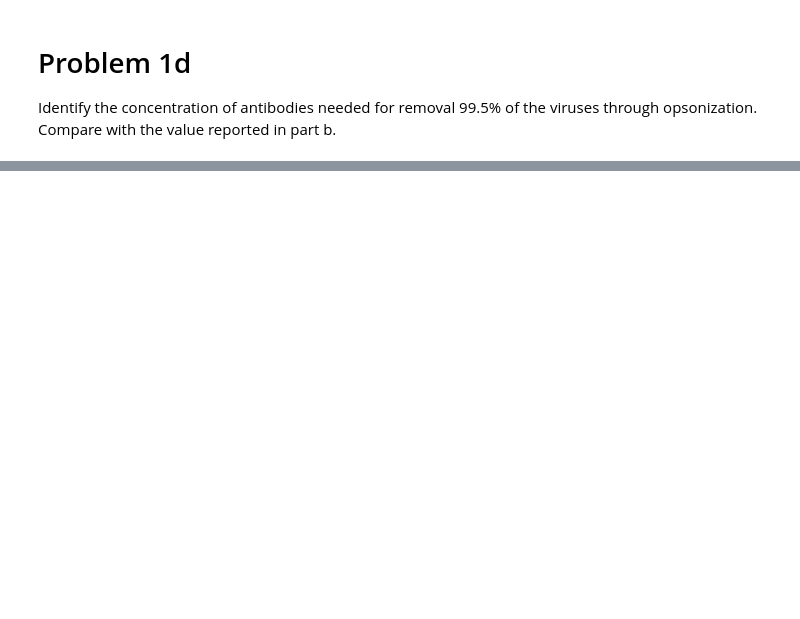
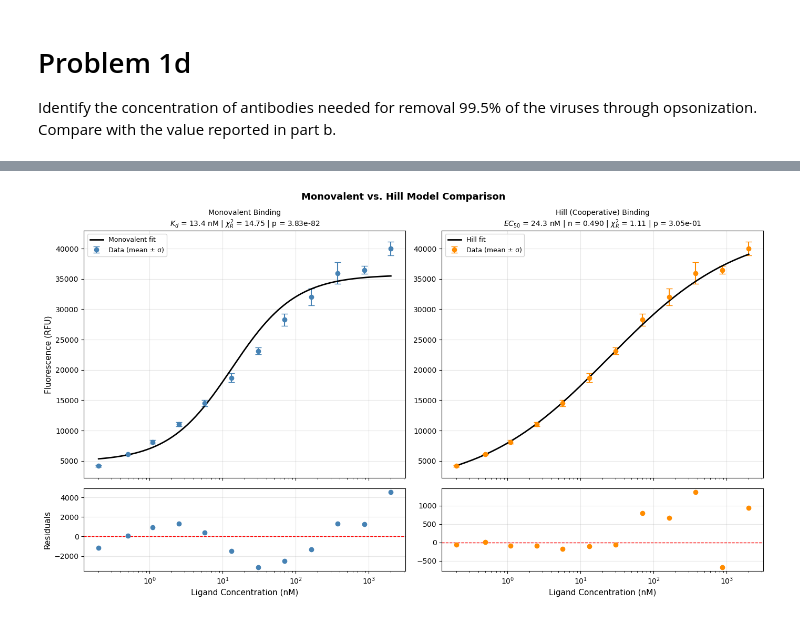
Before and after one commit to caterer-z-t/CHEN_5150, a Jupyter notebook: PS6/PS6.ipynb, the cells around one changed output, grey strips where cells are left out. Saved outputs shown, nothing was run; the diff lists cells and outputs as text; code cells hidden in the pictures; blank space fills up the shorter version.

```diff
--- a/PS6/PS6.ipynb
+++ b/PS6/PS6.ipynb
@@ -111,18 +102,3 @@ Kd = 10 nM = 1.500 µg/mL
 # Problem 1c.
 
 Write a single algebraic expression relating the % removal of viruses to the antibody concentration. This should be a single equation with % removal of viruses on the left-hand side and antibody concentration on the right-hand side.
-# %%
-# For a virus with n=12 binding sites, we need at least m=8 bound for opsonization
-# Probability that exactly k sites are bound follows binomial distribution
-# P(k bound) = C(n,k) * θ^k * (1-θ)^(n-k)
-# % removal = P(k >= 8) = sum from k=8 to 12 of P(k)
-
-n = 12  # total binding sites
-m = 8   # minimum for opsonization
-
-print(f"\nFor virus with n={n} binding sites, need at least m={m} bound")
-print(f"\nFractional saturation: θ = [Ab]/(Kd + [Ab])")
-print(f"\nProbability of exactly k sites bound: P(k) = C(n,k) × θ^k × (1-θ)^(n-k)")
-print(f"\n% Removal = 100 × Σ(k={m} to {n}) C({n},k) × θ^k × (1-θ)^({n}-k)")
-print(f"\nSubstituting θ = [Ab]/(Kd + [Ab]):")
-print(f"\n% Removal = 100 × Σ(k={m} to {n}) C({n},k) × ([Ab]/(Kd + [Ab]))^k × (Kd/(Kd + [Ab]))^({n}-k)")
@@ -197,0 +653,72 @@ Verification: % removal = 99.50%
+# %%
+import matplotlib.pyplot as plt
+
+# Smooth curves
+x_smooth      = np.logspace(np.log10(min(ligand_conc)), np.log10(max(ligand_conc)), 500)
+y_smooth_mono = binding_model(x_smooth, *popt_mono)
+y_smooth_hill = hill_model(x_smooth, *popt_hill)
+
+# Residuals at each concentration (means)
+res_mono = y_means - binding_model(ligand_conc, *popt_mono)
+res_hill = y_means - hill_model(ligand_conc, *popt_hill)
+
+# Plot
+fig, axes = plt.subplots(2, 2, figsize=(14, 8),
+                         gridspec_kw={'height_ratios': [3, 1]},
+                         sharex='col')
+
+# Monovalent fit
+axes[0, 0].errorbar(ligand_conc, y_means, yerr=y_stds,
+                    fmt='o', color='steelblue', capsize=4, label='Data (mean ± σ)')
+axes[0, 0].plot(x_smooth, y_smooth_mono, 'k-', linewidth=2, label='Monovalent fit')
+axes[0, 0].set_xscale('log')
+axes[0, 0].set_ylabel('Fluorescence (RFU)', fontsize=11)
+axes[0, 0].set_title(f'Monovalent Binding\n'
+                     f'$K_d$ = {popt_mono[2]:.1f} nM | '
+                     f'$\\chi^2_R$ = {reduced_chi2_mono:.2f} | '
+                     f'p = {p_value_mono:.2e}', fontsize=10)
+axes[0, 0].legend(fontsize=9)
+axes[0, 0].grid(True, alpha=0.3)
+
+# Hill fit
+axes[0, 1].errorbar(ligand_conc, y_means, yerr=y_stds,
+                    fmt='o', color='darkorange', capsize=4, label='Data (mean ± σ)')
+axes[0, 1].plot(x_smooth, y_smooth_hill, 'k-', linewidth=2, label='Hill fit')
+axes[0, 1].set_xscale('log')
+axes[0, 1].set_title(f'Hill (Cooperative) Binding\n'
+                     f'$EC_{{50}}$ = {popt_hill[2]:.1f} nM | n = {popt_hill[3]:.3f} | '
+                     f'$\\chi^2_R$ = {reduced_chi2_hill:.2f} | '
+                     f'p = {p_value_hill:.2e}', fontsize=10)
+axes[0, 1].legend(fontsize=9)
+axes[0, 1].grid(True, alpha=0.3)
+
+# Monovalent residuals
+axes[1, 0].scatter(ligand_conc, res_mono, color='steelblue', zorder=3)
+axes[1, 0].axhline(0, color='red', linestyle='--', linewidth=1)
+axes[1, 0].set_xscale('log')
+axes[1, 0].set_xlabel('Ligand Concentration (nM)', fontsize=11)
+axes[1, 0].set_ylabel('Residuals', fontsize=11)
+axes[1, 0].grid(True, alpha=0.3)
+
+# Hill residuals
+axes[1, 1].scatter(ligand_conc, res_hill, color='darkorange', zorder=3)
+axes[1, 1].axhline(0, color='red', linestyle='--', linewidth=1)
+axes[1, 1].set_xscale('log')
+axes[1, 1].set_xlabel('Ligand Concentration (nM)', fontsize=11)
+axes[1, 1].grid(True, alpha=0.3)
+
+plt.suptitle('Monovalent vs. Hill Model Comparison', fontsize=13, fontweight='bold')
+plt.tight_layout()
+plt.show()
+
+
+print(f'Monovalent:Kd = {popt_mono[2]:.1f} nM | '
+      f'χ²_R = {reduced_chi2_mono:.2f} | p = {p_value_mono:.2e}')
+print(f'\nHill: EC50 = {popt_hill[2]:.1f} nM | '
+      f'n = {popt_hill[3]:.3f} | '
+      f'χ²_R = {reduced_chi2_hill:.2f} | p = {p_value_hill:.2e}')
+print(f'\nHill model is preferred: lower χ²_R and higher p-value.')
+print(f'\nn < 1 indicates negative cooperativity.')
+print(f'\nHill residuals scatter randomly around zero.')
+# %% [output]
+[figure, added]
```
Also changed, not shown: parts of 26 cells of this notebook, 3 other files.
